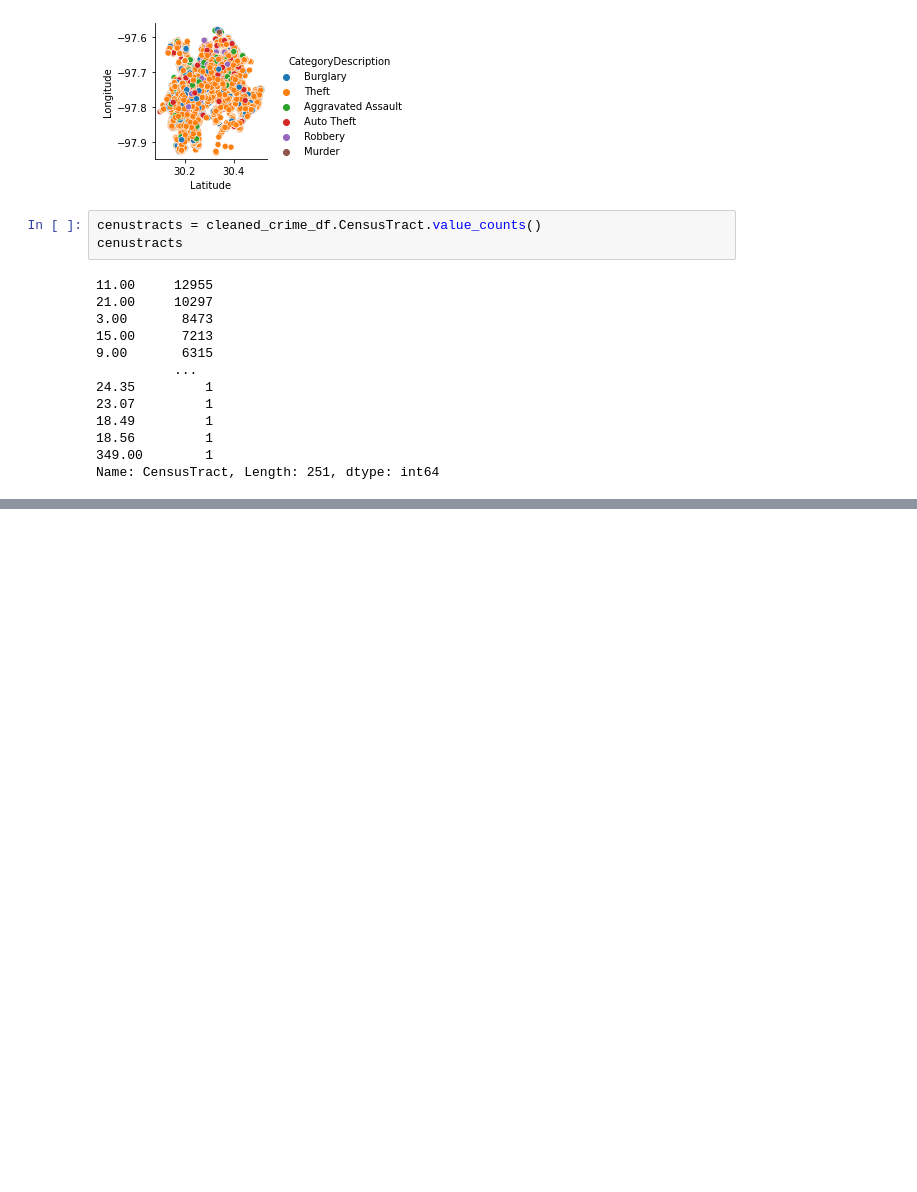
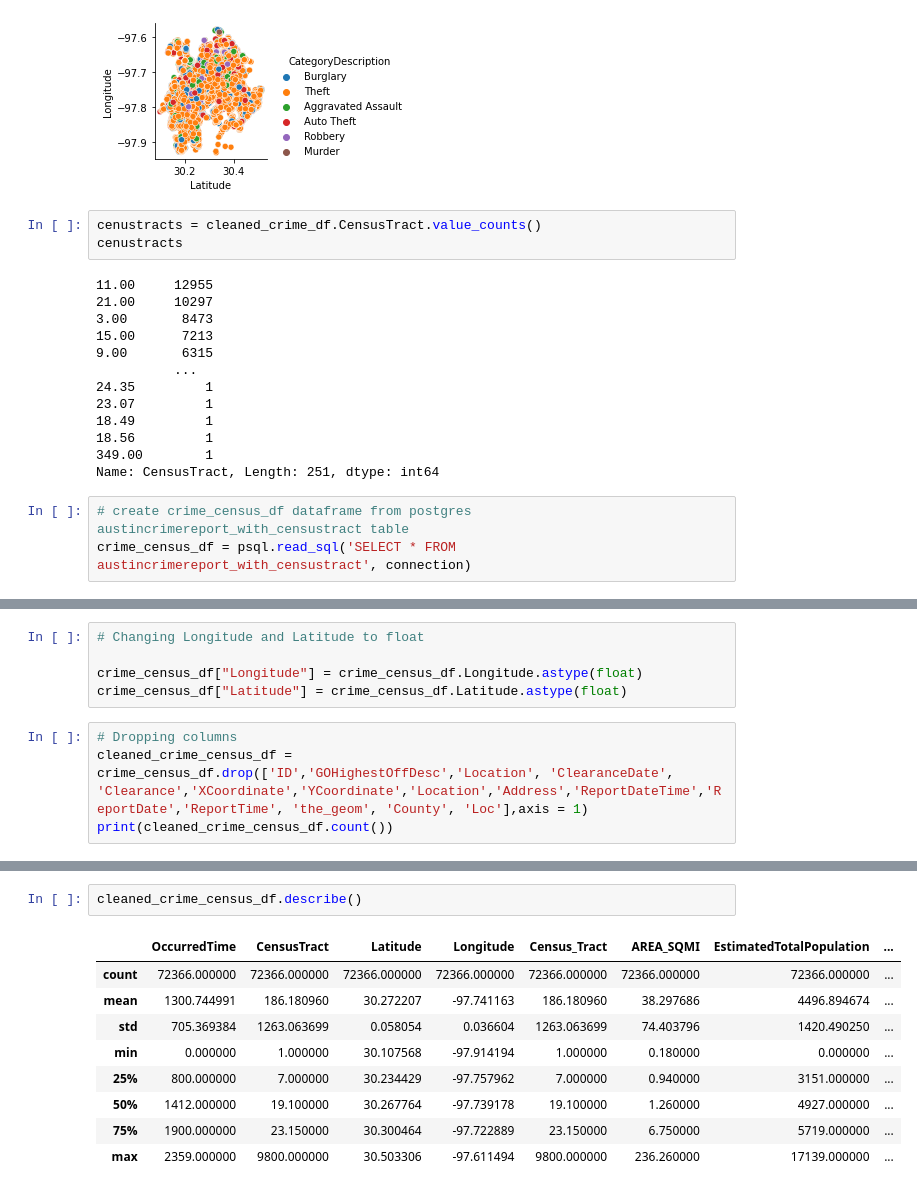
Before and after one commit to azusenaarroyo/project-one, a Jupyter notebook: AustinCrime.ipynb, the cells around one changed output, grey strips where cells are left out. Saved outputs shown, nothing was run; the diff lists cells and outputs as text; blank space fills up the shorter version.

```diff
--- a/AustinCrime.ipynb
+++ b/AustinCrime.ipynb
@@ -648,3 +657,6 @@ cenustracts
 18.56         1
 349.00        1
 Name: CensusTract, Length: 251, dtype: int64
+# %%
+# create crime_census_df dataframe from postgres austincrimereport_with_censustract table
+crime_census_df = psql.read_sql('SELECT * FROM austincrimereport_with_censustract', connection)
@@ -650,0 +670,9 @@ Name: CensusTract, Length: 251, dtype: int64
+# %%
+# Changing Longitude and Latitude to float
+
+crime_census_df["Longitude"] = crime_census_df.Longitude.astype(float)
+crime_census_df["Latitude"] = crime_census_df.Latitude.astype(float)
+# %%
+# Dropping columns
+cleaned_crime_census_df = crime_census_df.drop(['ID','GOHighestOffDesc','Location', 'ClearanceDate', 'Clearance','XCoordinate','YCoordinate','Location','Address','ReportDateTime','ReportDate','ReportTime', 'the_geom', 'County', 'Loc'],axis = 1)
+print(cleaned_crime_census_df.count())
@@ -650,0 +719,12 @@ Name: CensusTract, Length: 251, dtype: int64
+# %%
+cleaned_crime_census_df.describe()
+# %% [output]
+|  | OccurredTime | CensusTract | Latitude | Longitude | Census_Tract | AREA_SQMI | EstimatedTotalPopulation | ... |
+| count | 72366.000000 | 72366.000000 | 72366.000000 | 72366.000000 | 72366.000000 | 72366.000000 | 72366.000000 | ... |
+| mean | 1300.744991 | 186.180960 | 30.272207 | -97.741163 | 186.180960 | 38.297686 | 4496.894674 | ... |
+| std | 705.369384 | 1263.063699 | 0.058054 | 0.036604 | 1263.063699 | 74.403796 | 1420.490250 | ... |
+| min | 0.000000 | 1.000000 | 30.107568 | -97.914194 | 1.000000 | 0.180000 | 0.000000 | ... |
+| 25% | 800.000000 | 7.000000 | 30.234429 | -97.757962 | 7.000000 | 0.940000 | 3151.000000 | ... |
+| 50% | 1412.000000 | 19.100000 | 30.267764 | -97.739178 | 19.100000 | 1.260000 | 4927.000000 | ... |
+| 75% | 1900.000000 | 23.150000 | 30.300464 | -97.722889 | 23.150000 | 6.750000 | 5719.000000 | ... |
+| max | 2359.000000 | 9800.000000 | 30.503306 | -97.611494 | 9800.000000 | 236.260000 | 17139.000000 | ... |
```
Also changed, not shown: parts of 55 cells of this notebook.
